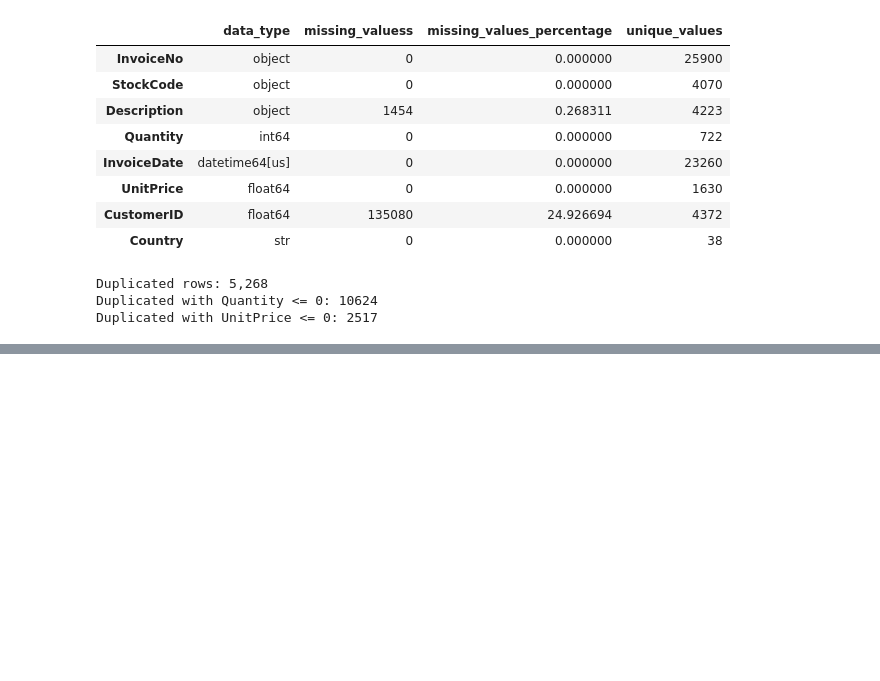
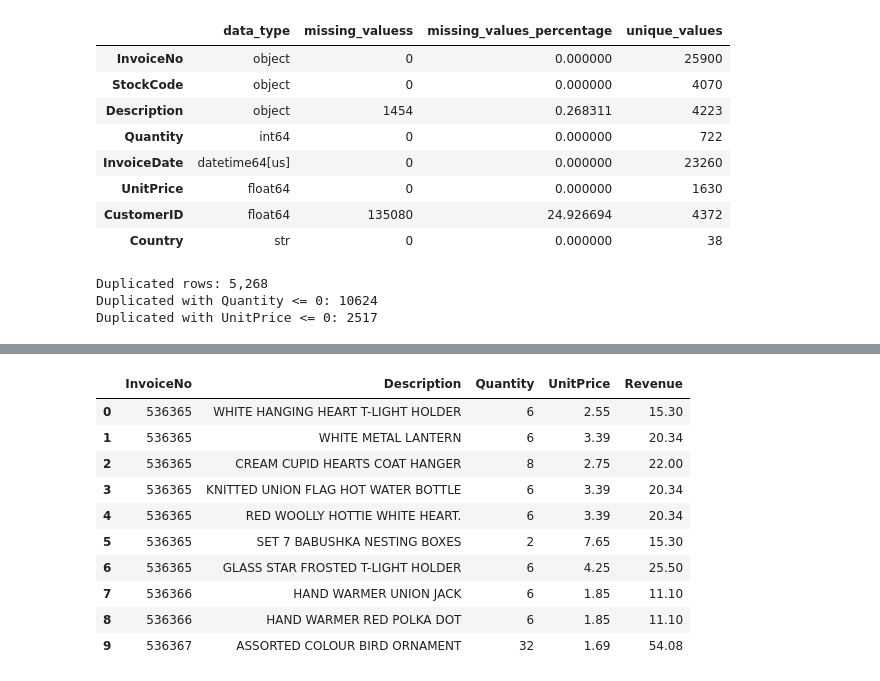
Before and after one commit to Brutva/online-retail-analysis, a Jupyter notebook: notebooks/online_retail_analysis.ipynb, the cells around one changed output, grey strips where cells are left out. Saved outputs shown, nothing was run; the diff lists cells and outputs as text; code cells hidden in the pictures; blank space fills up the shorter version.

```diff
--- a/notebooks/online_retail_analysis.ipynb
+++ b/notebooks/online_retail_analysis.ipynb
@@ -91,0 +163,14 @@ Duplicated with UnitPrice <= 0: 2517
+# %%
+sales_df[["InvoiceNo", "Description", "Quantity", "UnitPrice", "Revenue"]].head(10)
+# %% [output]
+|  | InvoiceNo | Description | Quantity | UnitPrice | Revenue |
+| 0 | 536365 | WHITE HANGING HEART T-LIGHT HOLDER | 6 | 2.55 | 15.30 |
+| 1 | 536365 | WHITE METAL LANTERN | 6 | 3.39 | 20.34 |
+| 2 | 536365 | CREAM CUPID HEARTS COAT HANGER | 8 | 2.75 | 22.00 |
+| 3 | 536365 | KNITTED UNION FLAG HOT WATER BOTTLE | 6 | 3.39 | 20.34 |
+| 4 | 536365 | RED WOOLLY HOTTIE WHITE HEART. | 6 | 3.39 | 20.34 |
+| 5 | 536365 | SET 7 BABUSHKA NESTING BOXES | 2 | 7.65 | 15.30 |
+| 6 | 536365 | GLASS STAR FROSTED T-LIGHT HOLDER | 6 | 4.25 | 25.50 |
+| 7 | 536366 | HAND WARMER UNION JACK | 6 | 1.85 | 11.10 |
+| 8 | 536366 | HAND WARMER RED POLKA DOT | 6 | 1.85 | 11.10 |
+| 9 | 536367 | ASSORTED COLOUR BIRD ORNAMENT | 32 | 1.69 | 54.08 |
```
Also changed, not shown: parts of 12 cells of this notebook.
